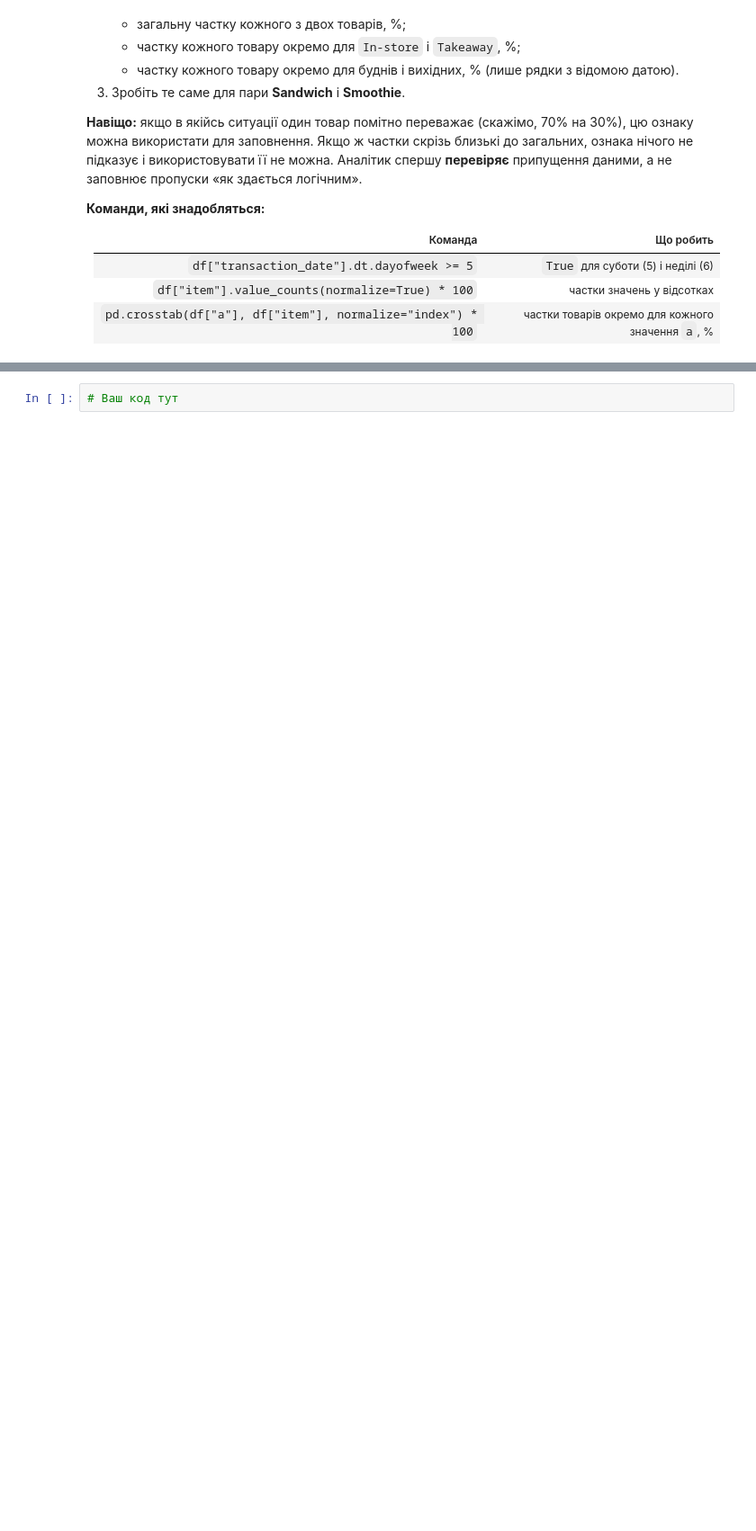
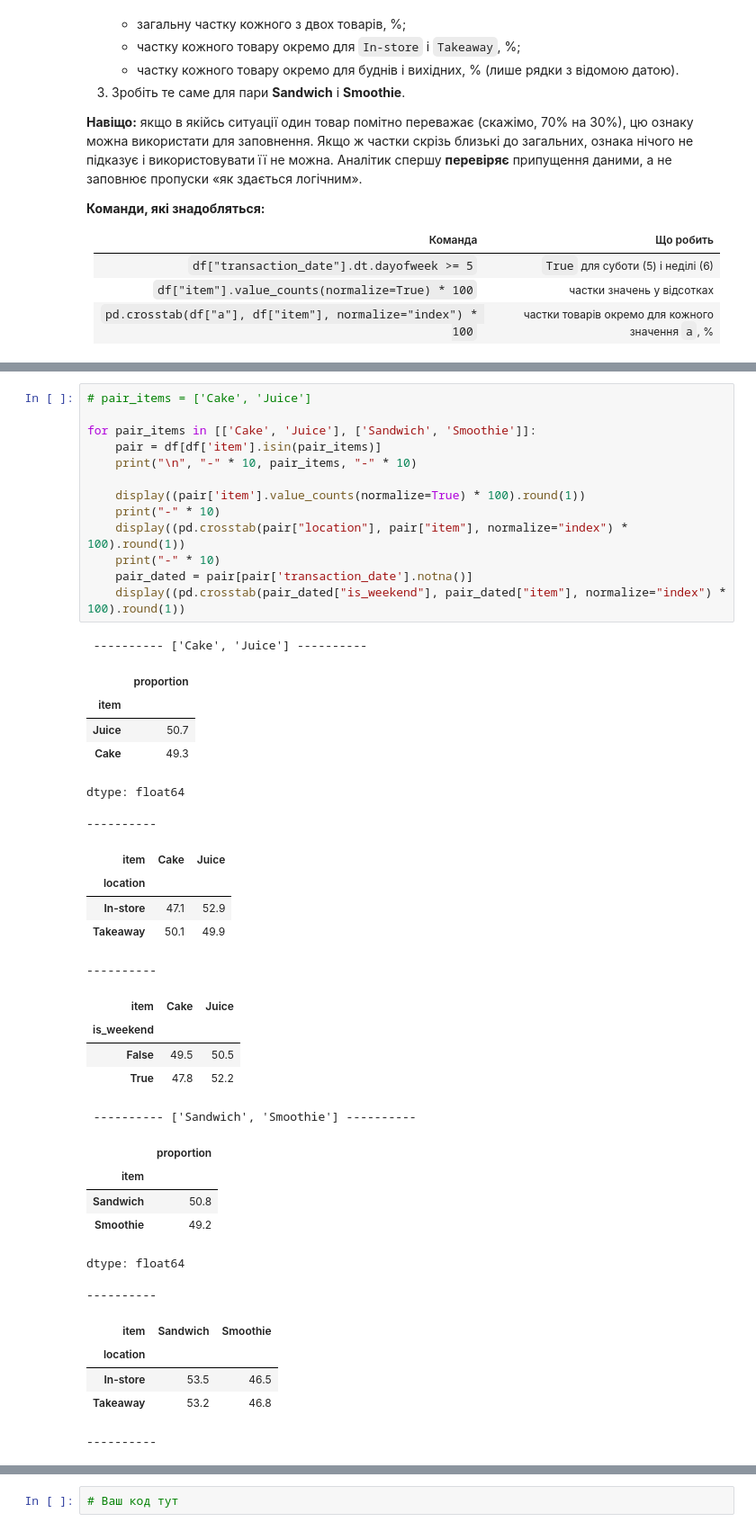
Before and after one commit to RomanLuja/Cafe_sale, a Jupyter notebook: Training_project_cafe_sales.ipynb, the cells around one changed output, grey strips where cells are left out. Shown at 90% size. Cells and saved outputs as stored; diff of their text form; blank space fills up the shorter version.

```diff
--- a/Training_project_cafe_sales.ipynb
+++ b/Training_project_cafe_sales.ipynb
@@ -586,0 +592,42 @@ dtype: int64
+# %%
+# pair_items = ['Cake', 'Juice']
+
+for pair_items in [['Cake', 'Juice'], ['Sandwich', 'Smoothie']]:
+    pair = df[df['item'].isin(pair_items)]
+    print("\n", "-" * 10, pair_items, "-" * 10)
+
+    display((pair['item'].value_counts(normalize=True) * 100).round(1))
+    print("-" * 10)
+    display((pd.crosstab(pair["location"], pair["item"], normalize="index") * 100).round(1))
+    print("-" * 10)
+    pair_dated = pair[pair['transaction_date'].notna()]
+    display((pd.crosstab(pair_dated["is_weekend"], pair_dated["item"], normalize="index") * 100).round(1))
+# %% [output]
+ ---------- ['Cake', 'Juice'] ----------
+|  | proportion |
+| item |  |
+| Juice | 50.7 |
+| Cake | 49.3 |
+dtype: float64
+----------
+| item | Cake | Juice |
+| location |  |  |
+| In-store | 47.1 | 52.9 |
+| Takeaway | 50.1 | 49.9 |
+----------
+| item | Cake | Juice |
+| is_weekend |  |  |
+| False | 49.5 | 50.5 |
+| True | 47.8 | 52.2 |
+ ---------- ['Sandwich', 'Smoothie'] ----------
+|  | proportion |
+| item |  |
+| Sandwich | 50.8 |
+| Smoothie | 49.2 |
+dtype: float64
+----------
+| item | Sandwich | Smoothie |
+| location |  |  |
+| In-store | 53.5 | 46.5 |
+| Takeaway | 53.2 | 46.8 |
+----------
```
Also changed, not shown: parts of 10 cells of this notebook.
